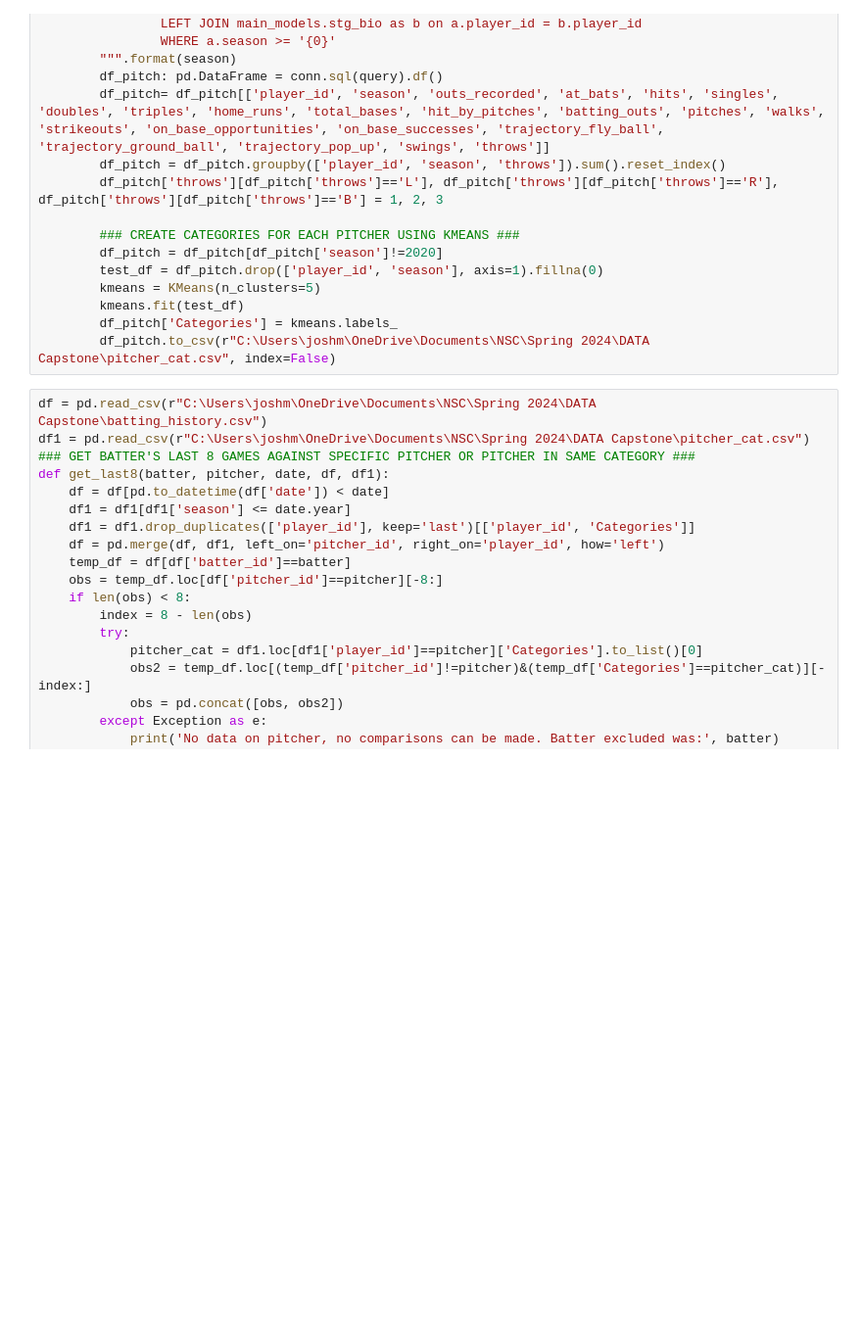
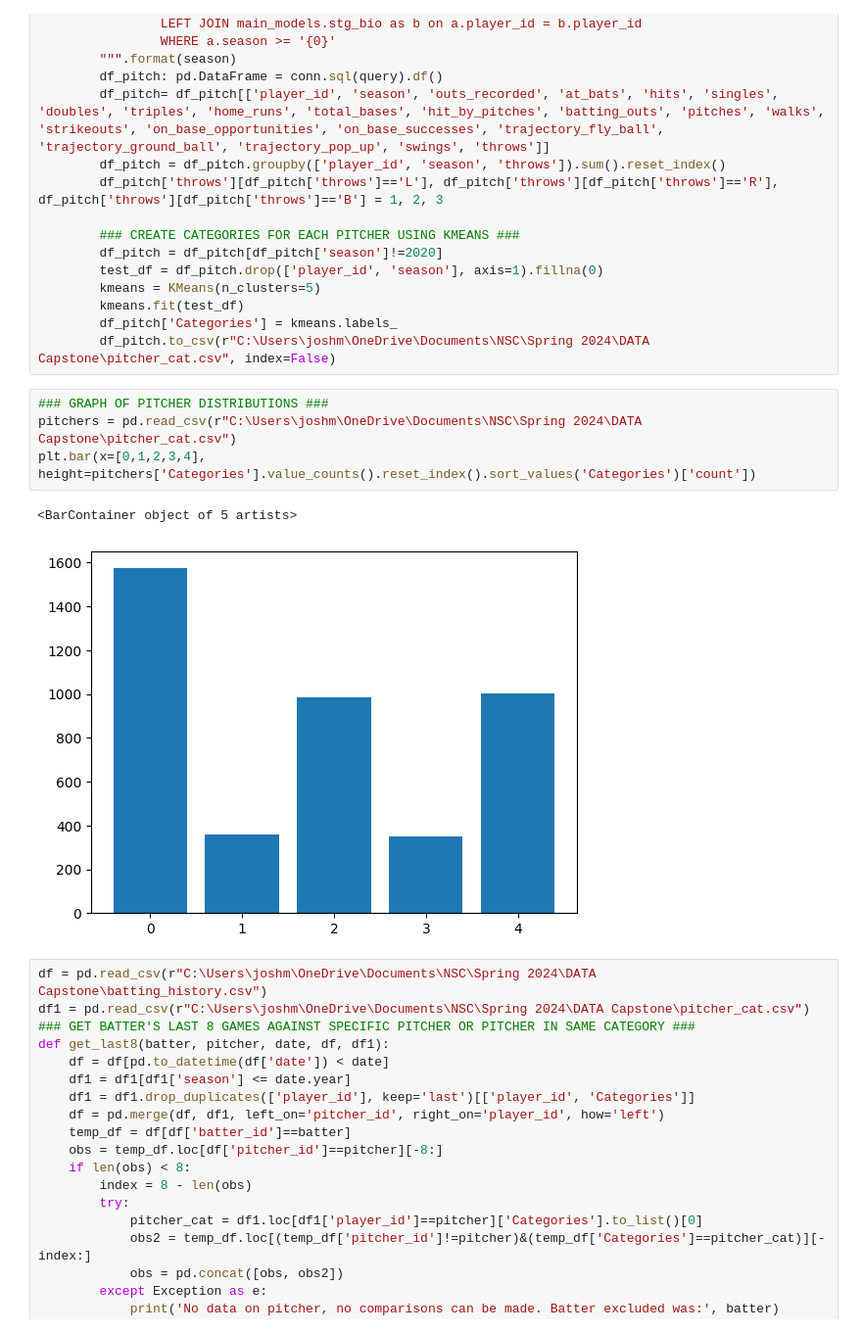
Before and after one commit to sojdb/Baseball-Analytics, a Jupyter notebook: baseball_queries.ipynb, the cells around one changed output. Shown at 98% size. Cells and saved outputs as stored; diff of their text form; blank space fills up the shorter version.

```diff
--- a/baseball_queries.ipynb
+++ b/baseball_queries.ipynb
@@ -86,6 +91,13 @@ def categorizePitchers(season):
         kmeans.fit(test_df)
         df_pitch['Categories'] = kmeans.labels_
         df_pitch.to_csv(r"C:\Users\joshm\OneDrive\Documents\NSC\Spring 2024\DATA Capstone\pitcher_cat.csv", index=False)
+# %%
+### GRAPH OF PITCHER DISTRIBUTIONS ###
+pitchers = pd.read_csv(r"C:\Users\joshm\OneDrive\Documents\NSC\Spring 2024\DATA Capstone\pitcher_cat.csv")
+plt.bar(x=[0,1,2,3,4], height=pitchers['Categories'].value_counts().reset_index().sort_values('Categories')['count'])
+# %% [output]
+<BarContainer object of 5 artists>
+[figure, added]
 # %%
 df = pd.read_csv(r"C:\Users\joshm\OneDrive\Documents\NSC\Spring 2024\DATA Capstone\batting_history.csv")
 df1 = pd.read_csv(r"C:\Users\joshm\OneDrive\Documents\NSC\Spring 2024\DATA Capstone\pitcher_cat.csv")
```
Also changed, not shown: parts of 31 cells of this notebook, 56 other files.
